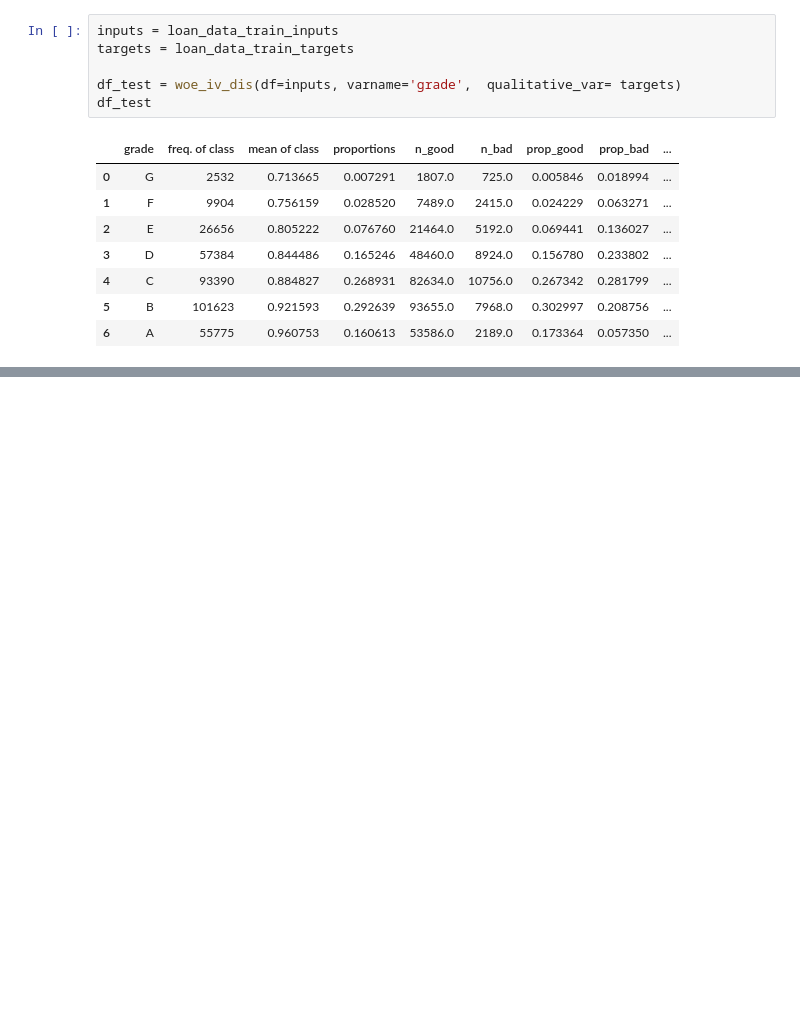
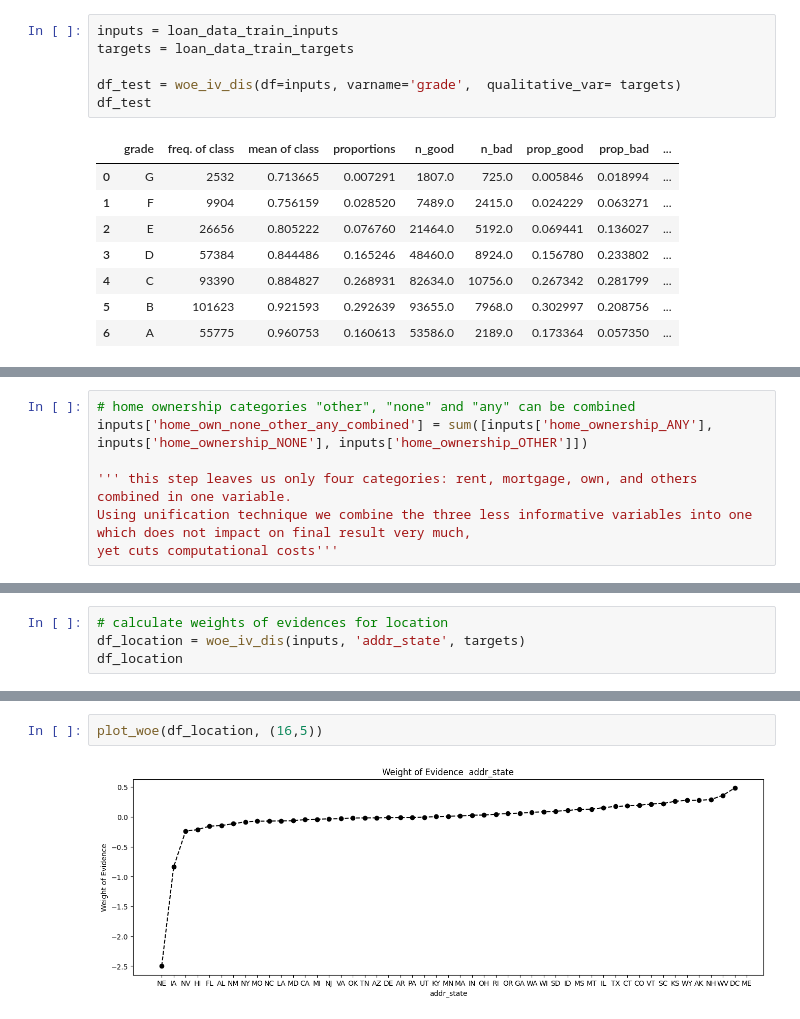
Before and after one commit to OzodbekOzodov/_credit-risk-modeling, a Jupyter notebook: main-project.ipynb, the cells around one changed output, grey strips where cells are left out. Saved outputs shown, nothing was run; the diff lists cells and outputs as text; blank space fills up the shorter version.

```diff
--- a/main-project.ipynb
+++ b/main-project.ipynb
@@ -396,0 +434,7 @@ plot_woe(df_test)
+# %%
+# home ownership categories "other", "none" and "any" can be combined
+inputs['home_own_none_other_any_combined'] = sum([inputs['home_ownership_ANY'], inputs['home_ownership_NONE'], inputs['home_ownership_OTHER']])
+
+''' this step leaves us only four categories: rent, mortgage, own, and others combined in one variable.
+Using unification technique we combine the three less informative variables into one which does not impact on final result very much,
+yet cuts computational costs'''
@@ -396,0 +443,4 @@ plot_woe(df_test)
+# %%
+# calculate weights of evidences for location
+df_location = woe_iv_dis(inputs, 'addr_state', targets)
+df_location
@@ -396,0 +465,4 @@ plot_woe(df_test)
+# %%
+plot_woe(df_location, (16,5))
+# %% [output]
+[figure, added]
```
Also changed, not shown: parts of 22 cells of this notebook.
